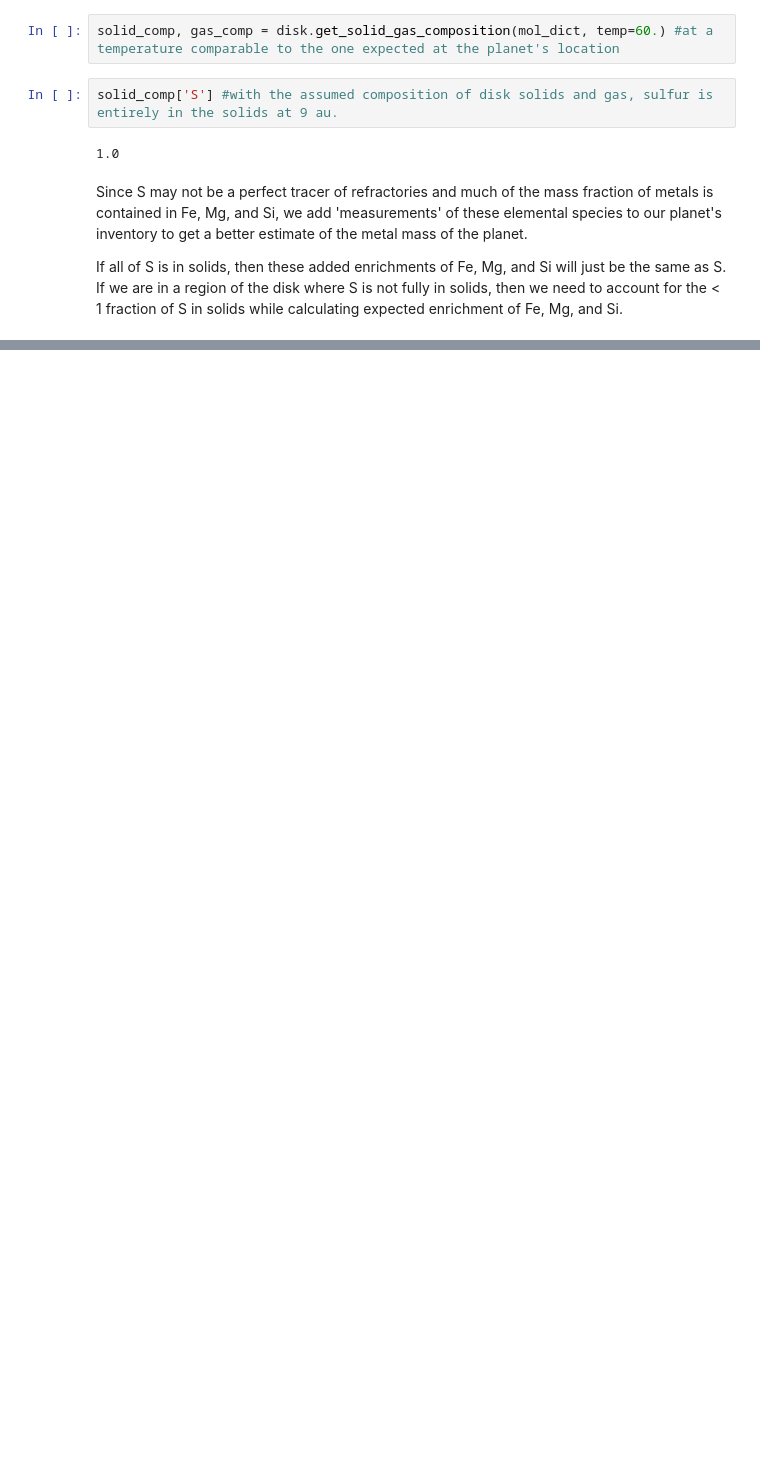
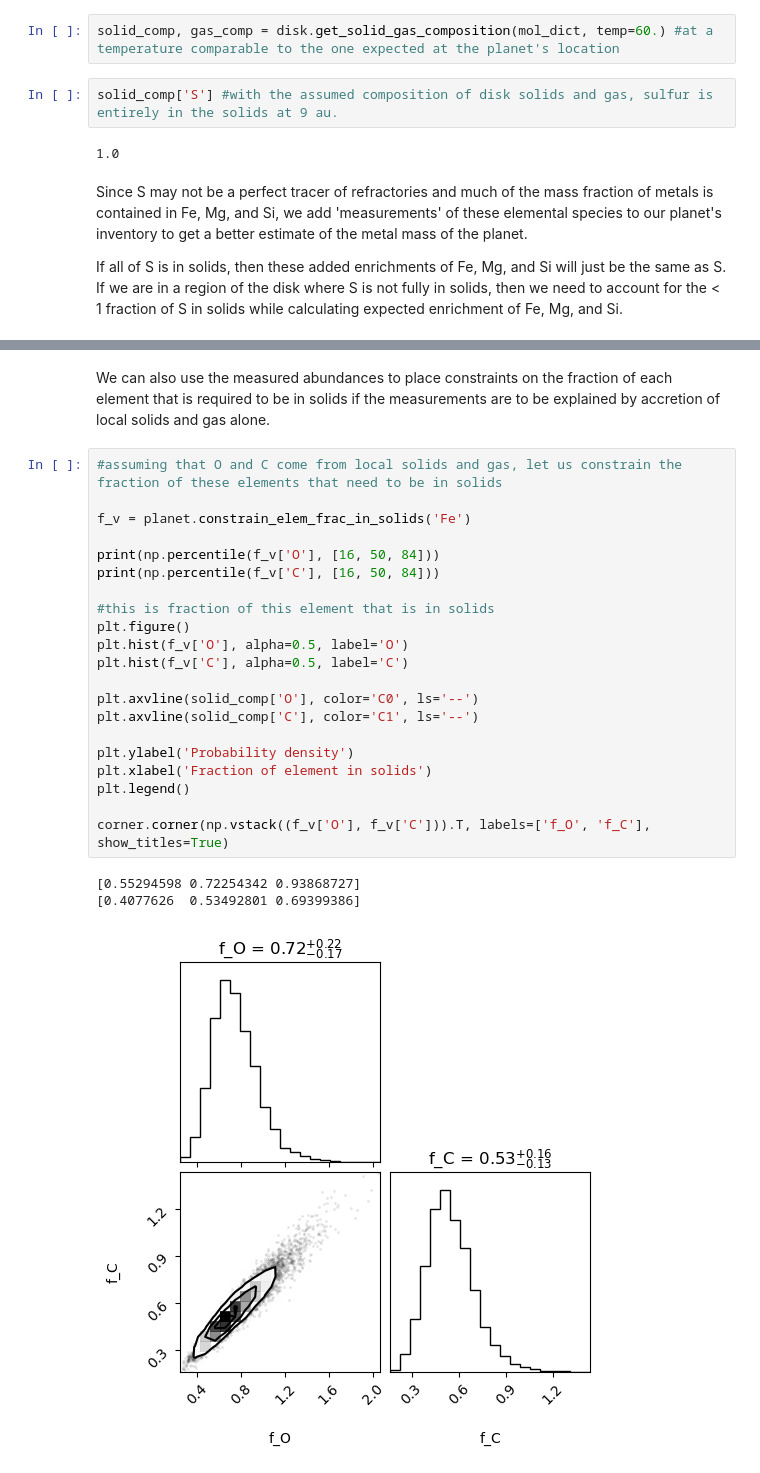
Before and after one commit to y-chachan/accomp, a Jupyter notebook: examples/example_planet_measurements.ipynb, the cells around one changed output, grey strips where cells are left out. Cells and saved outputs as stored; diff of their text form; blank space fills up the shorter version.

```diff
--- a/examples/example_planet_measurements.ipynb
+++ b/examples/example_planet_measurements.ipynb
@@ -153,0 +171,27 @@ plt.legend()
+# %% [markdown]
+We can also use the measured abundances to place constraints on the fraction of each element that is required to be in solids if the measurements are to be explained by accretion of local solids and gas alone.
+# %%
+#assuming that O and C come from local solids and gas, let us constrain the fraction of these elements that need to be in solids
+
+f_v = planet.constrain_elem_frac_in_solids('Fe')
+
+print(np.percentile(f_v['O'], [16, 50, 84]))
+print(np.percentile(f_v['C'], [16, 50, 84]))
+
+#this is fraction of this element that is in solids
+plt.figure()
+plt.hist(f_v['O'], alpha=0.5, label='O')
+plt.hist(f_v['C'], alpha=0.5, label='C')
+
+plt.axvline(solid_comp['O'], color='C0', ls='--')
+plt.axvline(solid_comp['C'], color='C1', ls='--')
+
+plt.ylabel('Probability density')
+plt.xlabel('Fraction of element in solids')
+plt.legend()
+
+corner.corner(np.vstack((f_v['O'], f_v['C'])).T, labels=['f_O', 'f_C'], show_titles=True)
+# %% [output]
+[0.55294598 0.72254342 0.93868727]
+[0.4077626  0.53492801 0.69399386]
+[figure, added]
```
Also changed, not shown: parts of 14 cells of this notebook, 3 other files.
